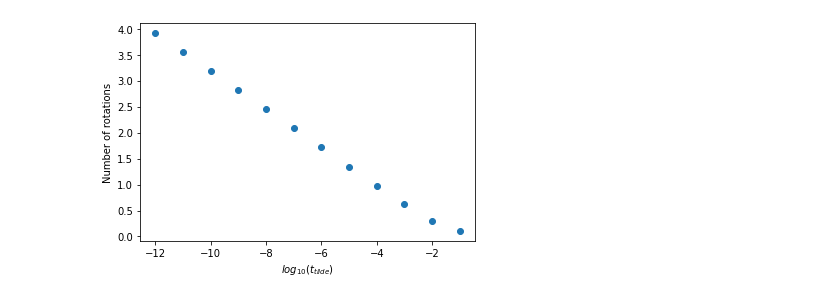
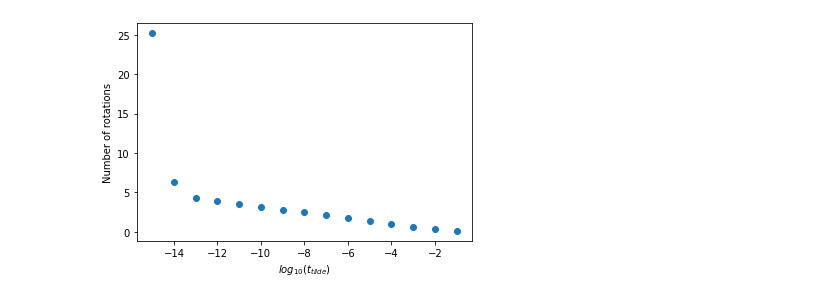
Before and after one commit to arndasgupta72/eventhorizon, a Jupyter notebook: Freya's Geodesic Codes/Log(t-tilde) Vs. Number Of Revolutions.ipynb, the cells around one changed output. Saved outputs shown, nothing was run; the diff lists cells and outputs as text; code cells hidden in the pictures.

```diff
--- a/Freya's Geodesic Codes/Log(t-tilde) Vs. Number Of Revolutions.ipynb
+++ b/Freya's Geodesic Codes/Log(t-tilde) Vs. Number Of Revolutions.ipynb
@@ -26,6 +26,9 @@ t_tilde9 = 1e-9
 t_tilde10 = 1e-10
 t_tilde11 = 1e-11
 t_tilde12 = 1e-12
+t_tilde13 = 1e-13
+t_tilde14 = 1e-14
+t_tilde15 = 1e-15
 # %%
 # Critical distances
 P_c = 1.5 * r_s
@@ -127,15 +130,18 @@ N9 = find_separation_point(y_ini, h_phi, t_tilde, t_tilde9)
 N10 = find_separation_point(y_ini, h_phi, t_tilde, t_tilde10)
 N11 = find_separation_point(y_ini, h_phi, t_tilde, t_tilde11)
 N12 = find_separation_point(y_ini, h_phi, t_tilde, t_tilde12)
+N13 = find_separation_point(y_ini, h_phi, t_tilde, t_tilde13)
+N14 = find_separation_point(y_ini, h_phi, t_tilde, t_tilde14)
+N15 = find_separation_point(y_ini, h_phi, t_tilde, t_tilde15)
 # %%
 #plotting the results
-log_t_tilde = [-1,-2,-3,-4,-5,-6,-7,-8,-9,-10,-11,-12]
-N_turns = [N1,N2,N3,N4,N5,N6,N7,N8,N9,N10,N11,N12]
+log_t_tilde = [-1,-2,-3,-4,-5,-6,-7,-8,-9,-10,-11,-12, -13, -14, -15]
+N_turns = [N1,N2,N3,N4,N5,N6,N7,N8,N9,N10,N11,N12, N13, N14, N15]
 
 plt.figure()
 plt.scatter(log_t_tilde, N_turns)
 plt.xlabel('$log_{10}(t_{tilde})$')
 plt.ylabel('Number of rotations')
 plt.show()
 # %% [output]
-[figure, old version]
+[figure, new version]
```
Also changed, not shown: parts of 5 cells of this notebook.
